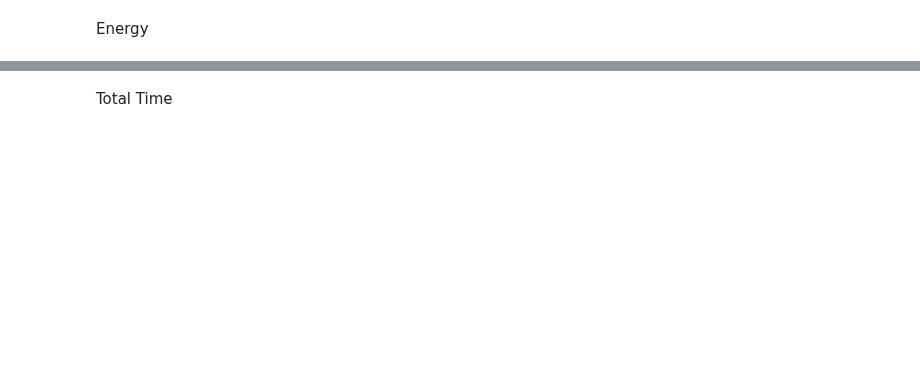
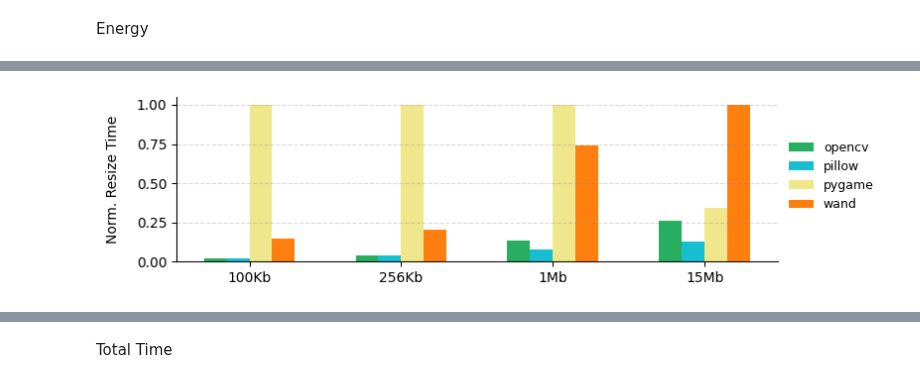
Before and after one commit to donaldonana/FaaS-Benchmark, a Jupyter notebook: image-recognition/result/ImgRec.ipynb, the cells around one changed output, grey strips where cells are left out. Cells and saved outputs as stored; diff of their text form; code cells hidden in the pictures; blank space fills up the shorter version.

```diff
--- a/image-recognition/result/ImgRec.ipynb
+++ b/image-recognition/result/ImgRec.ipynb
@@ -25,2 +48,29 @@ FileNotFoundError: [Errno 2] No such file or directory: 'energy/energy.csv'
+# %%
+dfe = pd.read_csv("energy.csv")
+
+energy_features = [
+    "cpu0_package_joules",
+    "cpu1_package_joules"
+]
+
+# dfte : Data Frame Total Energy
+dfte = (
+    dfe.copy()
+    .assign(
+        energy=lambda df: df[energy_features].sum(axis=1)
+    )
+    .groupby(['library', 'image'], as_index=False)['energy']
+    .agg(std_energy='std', mean_energys='mean')
+    .assign(
+        mean_energys=lambda df: df.groupby('image')['mean_energys'].transform(max_abs_scale),
+        image=lambda df: pd.Categorical(df['image'], categories=image_order, ordered=True),
+    )
+    .sort_values(['library', 'image'])
+)
+
+libraries = dfte['library'].unique() # Define the libraries and image sizes
+sizes = dfte['image'].unique()
+
+# dftt.head()
 # %% [markdown]
 Energy
@@ -236,0 +169,18 @@ plt.show()
+# %%
+fig, ax = plt.subplots(figsize=(8, 2.2)) # Create a figure and axis
+
+positions = np.arange(len(image_sizes))
+
+# Plot each image size
+for i, library in enumerate(libraries):
+    subset = dfct[dfct['library'] == library]
+    bar_positions = positions + i * bar_width
+    ax.bar(bar_positions, subset['normalized_compute_time'], width=bar_width, label=library, color=color_mapping[library])
+
+ax = bar_ax_style(ax, "Norm. Resize Time")
+
+# plt.xticks(rotation=45, ha='right')
+plt.tight_layout()
+plt.show()
+# %% [output]
+[figure, added]
```
Also changed, not shown: parts of 16 cells of this notebook, 2 other files.
